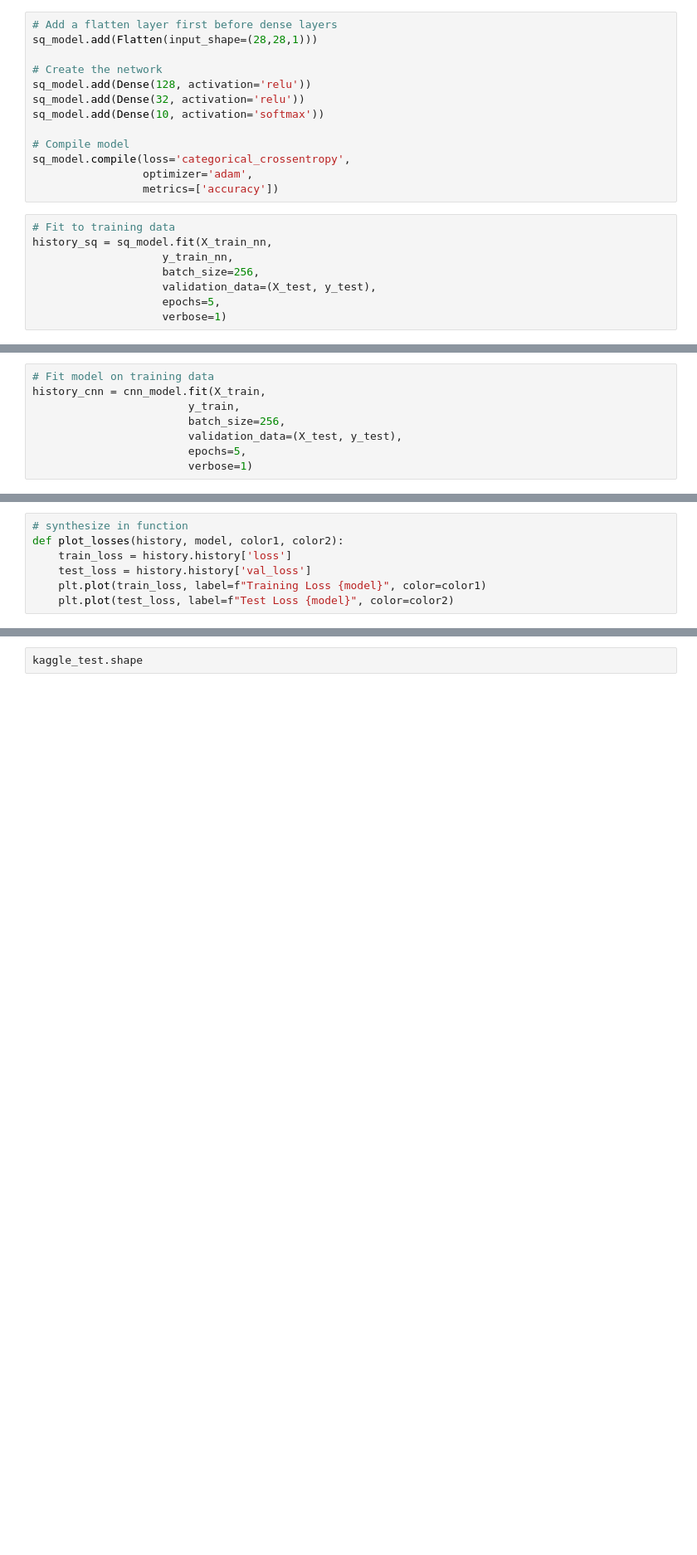
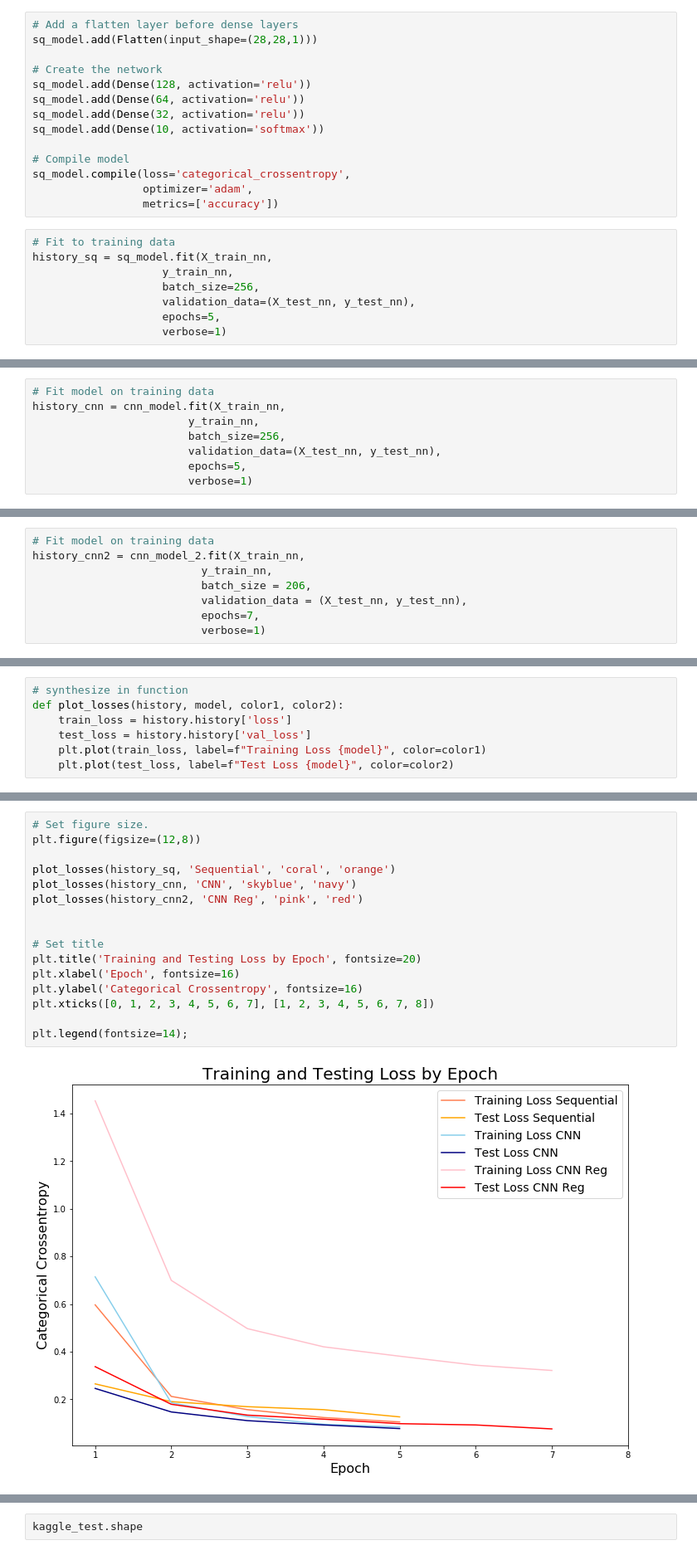
Before and after one commit to jessicarose00/digit_recognition, a Jupyter notebook: Digit_Recognizer_Kaggle.ipynb, the cells around one changed output, grey strips where cells are left out. Shown: that part at 83% size. Cells and saved outputs as stored; diff of their text form; blank space fills up the shorter version.

Commit message:
model tuning

```diff
--- a/Digit_Recognizer_Kaggle.ipynb
+++ b/Digit_Recognizer_Kaggle.ipynb
@@ -133,11 +131,12 @@ print(f"Best params: {svc_gs.best_params_}")
 # %%
 sq_model = Sequential()
 # %%
-# Add a flatten layer first before dense layers
+# Add a flatten layer before dense layers
 sq_model.add(Flatten(input_shape=(28,28,1)))
 
 # Create the network
 sq_model.add(Dense(128, activation='relu'))
+sq_model.add(Dense(64, activation='relu'))
 sq_model.add(Dense(32, activation='relu'))
 sq_model.add(Dense(10, activation='softmax'))
 
@@ -150,7 +149,7 @@ sq_model.compile(loss='categorical_crossentropy',
 history_sq = sq_model.fit(X_train_nn,
                     y_train_nn,
                     batch_size=256,
-                    validation_data=(X_test, y_test),
+                    validation_data=(X_test_nn, y_test_nn),
                     epochs=5,
                     verbose=1)
 # %% [output]
@@ -218,10 +220,10 @@ cnn_model.compile(loss='categorical_crossentropy',
                   metrics=['accuracy'])
 # %%
 # Fit model on training data
-history_cnn = cnn_model.fit(X_train,
-                        y_train,
+history_cnn = cnn_model.fit(X_train_nn,
+                        y_train_nn,
                         batch_size=256,
-                        validation_data=(X_test, y_test),
+                        validation_data=(X_test_nn, y_test_nn),
                         epochs=5,
                         verbose=1)
 # %% [output]
@@ -332,0 +300,8 @@ Epoch 5/5
+# %%
+# Fit model on training data
+history_cnn2 = cnn_model_2.fit(X_train_nn,
+                          y_train_nn,
+                          batch_size = 206,
+                          validation_data = (X_test_nn, y_test_nn),
+                          epochs=7,
+                          verbose=1)
@@ -373 +379,19 @@ plt.legend(fontsize = 18);
+# %%
+# Set figure size.
+plt.figure(figsize=(12,8))
+
+plot_losses(history_sq, 'Sequential', 'coral', 'orange')
+plot_losses(history_cnn, 'CNN', 'skyblue', 'navy')
+plot_losses(history_cnn2, 'CNN Reg', 'pink', 'red')
+
+
+# Set title
+plt.title('Training and Testing Loss by Epoch', fontsize=20)
+plt.xlabel('Epoch', fontsize=16)
+plt.ylabel('Categorical Crossentropy', fontsize=16)
+plt.xticks([0, 1, 2, 3, 4, 5, 6, 7], [1, 2, 3, 4, 5, 6, 7, 8])
+
+plt.legend(fontsize=14);
+# %% [output]
+[figure, added]
 # %% [markdown]
```
Also changed, not shown: parts of 31 cells of this notebook.
